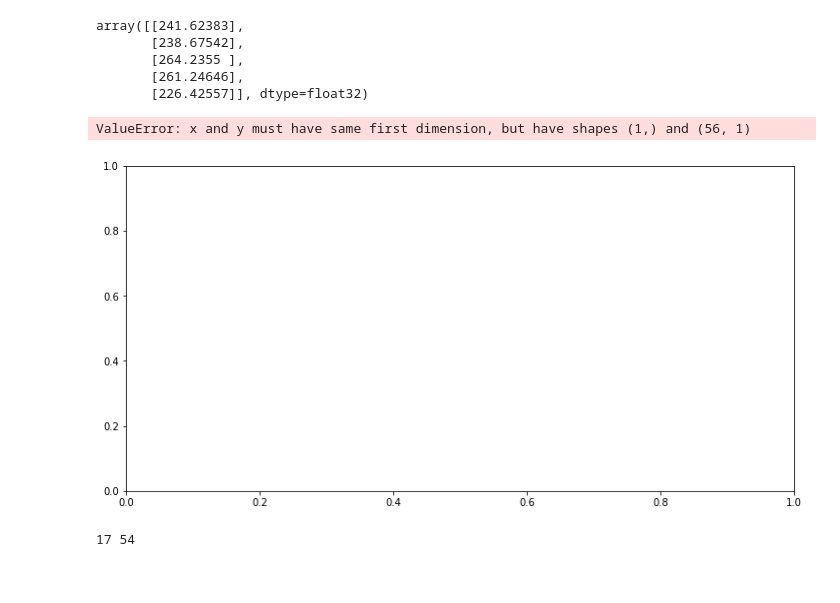
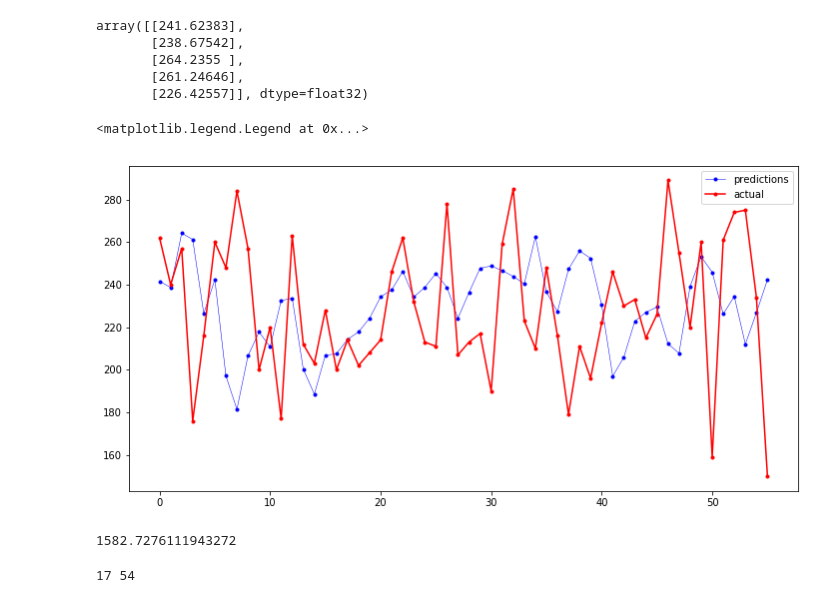
Before and after one commit to franzmornau/Traffic-Accident-Hotspots-and-Patterns, a Jupyter notebook: predictive_modeling/LSTM_pred/PDTS_7.ipynb, the cells around one changed output. Cells and saved outputs as stored; diff of their text form; code cells hidden in the pictures.

```diff
--- a/predictive_modeling/LSTM_pred/PDTS_7.ipynb
+++ b/predictive_modeling/LSTM_pred/PDTS_7.ipynb
@@ -132,12 +132,17 @@ n_pts = len(acc_nr_bw)
 t = np.linspace(0, 15 * 6, n_pts)
 # %%
 fig, ax = plt.subplots(figsize=(12,6))
-ax.plot(range(len(y_test), y_pred, 'b.-', label='predictions', lw=0.5)
-ax.plot(len(y_test), y_test, 'r.-', label='actual')
+ax.plot(range(len(y_test)), y_pred, 'b.-', label='predictions', lw=0.5)
+ax.plot(range(len(y_test)), y_test, 'r.-', label='actual')
 ax.legend()
 # %% [output]
-ValueError: x and y must have same first dimension, but have shapes (1,) and (56, 1)
+<matplotlib.legend.Legend at 0x...>
-[figure, old version]
+[figure, new version]
+# %%
+from sklearn.metrics import mean_squared_error
+mean_squared_error(y_pred,y_test)
+# %% [output]
+1582.7276111943272
 # %%
 import pickle
 import datetime as dt
```
Also changed, not shown: 5 other files.
